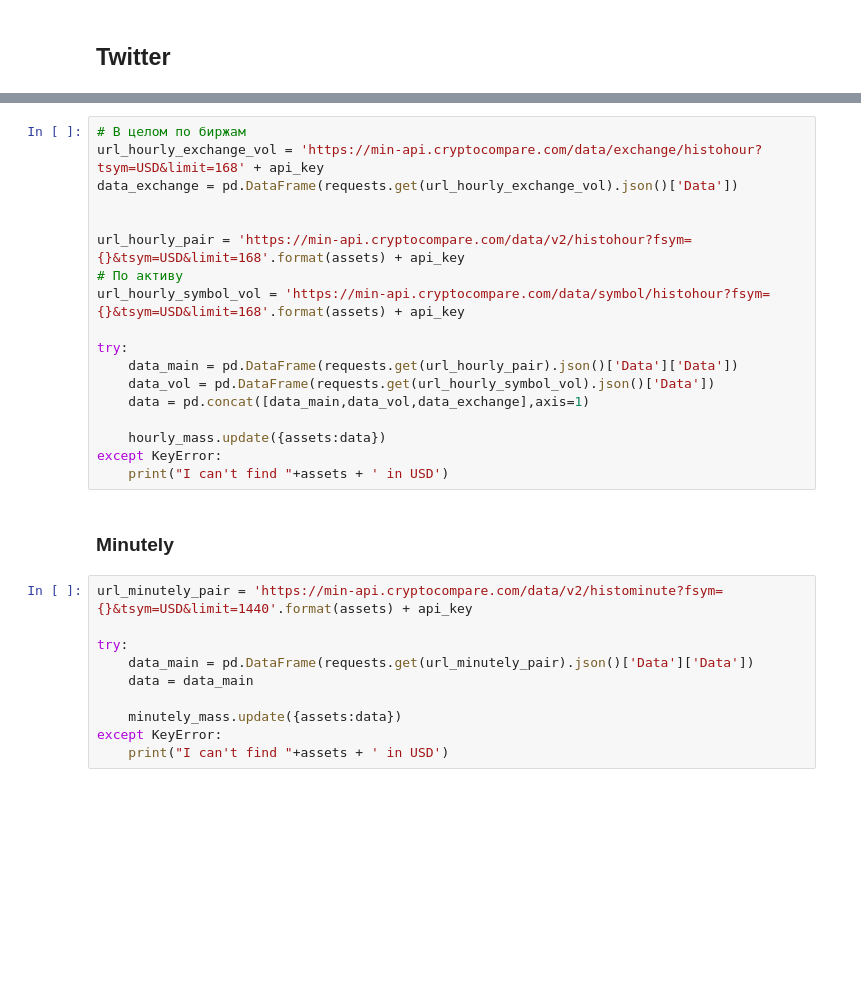
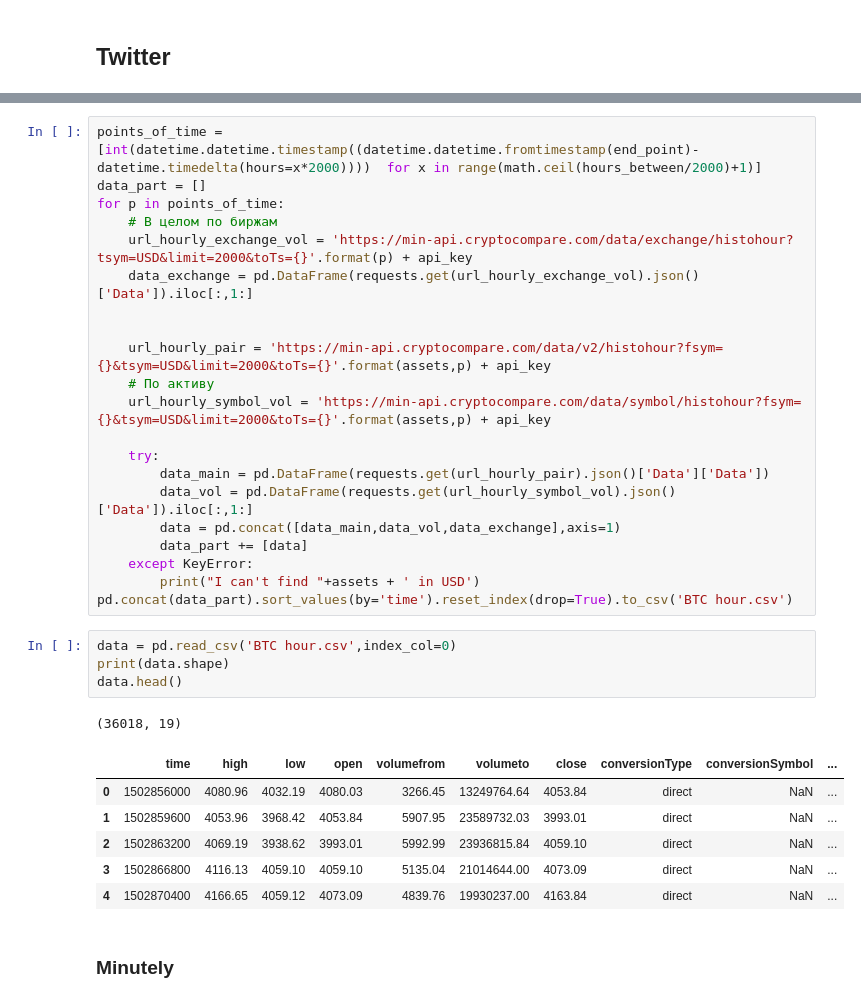
Before and after one commit to PotapovAIIT4F19/Twitter-vs-Bitcoin, a Jupyter notebook: Part 1. Parsing.ipynb, the cells around one changed output, grey strips where cells are left out. Drawn from its saved outputs; the diff is of its cells as text; blank space fills up the shorter version.

```diff
--- a/Part 1. Parsing.ipynb
+++ b/Part 1. Parsing.ipynb
@@ -129,30 +254,35 @@ except KeyError:
 # %%
-# В целом по биржам
-url_hourly_exchange_vol = 'https://min-api.cryptocompare.com/data/exchange/histohour?tsym=USD&limit=168' + api_key
-data_exchange = pd.DataFrame(requests.get(url_hourly_exchange_vol).json()['Data'])
+points_of_time = [int(datetime.datetime.timestamp((datetime.datetime.fromtimestamp(end_point)-datetime.timedelta(hours=x*2000))))  for x in range(math.ceil(hours_between/2000)+1)]
+data_part = []
+for p in points_of_time:
+    # В целом по биржам
+    url_hourly_exchange_vol = 'https://min-api.cryptocompare.com/data/exchange/histohour?tsym=USD&limit=2000&toTs={}'.format(p) + api_key
+    data_exchange = pd.DataFrame(requests.get(url_hourly_exchange_vol).json()['Data']).iloc[:,1:]
 
 
-url_hourly_pair = 'https://min-api.cryptocompare.com/data/v2/histohour?fsym={}&tsym=USD&limit=168'.format(assets) + api_key
-# По активу
-url_hourly_symbol_vol = 'https://min-api.cryptocompare.com/data/symbol/histohour?fsym={}&tsym=USD&limit=168'.format(assets) + api_key
+    url_hourly_pair = 'https://min-api.cryptocompare.com/data/v2/histohour?fsym={}&tsym=USD&limit=2000&toTs={}'.format(assets,p) + api_key
+    # По активу
+    url_hourly_symbol_vol = 'https://min-api.cryptocompare.com/data/symbol/histohour?fsym={}&tsym=USD&limit=2000&toTs={}'.format(assets,p) + api_key
 
-try:
-    data_main = pd.DataFrame(requests.get(url_hourly_pair).json()['Data']['Data'])
-    data_vol = pd.DataFrame(requests.get(url_hourly_symbol_vol).json()['Data'])
-    data = pd.concat([data_main,data_vol,data_exchange],axis=1)
-
-    hourly_mass.update({assets:data})
-except KeyError:
-    print("I can't find "+assets + ' in USD')
+    try:
+        data_main = pd.DataFrame(requests.get(url_hourly_pair).json()['Data']['Data'])
+        data_vol = pd.DataFrame(requests.get(url_hourly_symbol_vol).json()['Data']).iloc[:,1:]
+        data = pd.concat([data_main,data_vol,data_exchange],axis=1)
+        data_part += [data]
+    except KeyError:
+        print("I can't find "+assets + ' in USD')
+pd.concat(data_part).sort_values(by='time').reset_index(drop=True).to_csv('BTC hour.csv')
-# %% [markdown]
-### Minutely
-# %%
-url_minutely_pair = 'https://min-api.cryptocompare.com/data/v2/histominute?fsym={}&tsym=USD&limit=1440'.format(assets) + api_key
-
-try:
-    data_main = pd.DataFrame(requests.get(url_minutely_pair).json()['Data']['Data'])
-    data = data_main
-
-    minutely_mass.update({assets:data})
-except KeyError:
-    print("I can't find "+assets + ' in USD')
+# %%
+data = pd.read_csv('BTC hour.csv',index_col=0)
+print(data.shape)
+data.head()
+# %% [output]
+(36018, 19)
+|  | time | high | low | open | volumefrom | volumeto | close | conversionType | conversionSymbol | ... |
+| 0 | 1502856000 | 4080.96 | 4032.19 | 4080.03 | 3266.45 | 13249764.64 | 4053.84 | direct | NaN | ... |
+| 1 | 1502859600 | 4053.96 | 3968.42 | 4053.84 | 5907.95 | 23589732.03 | 3993.01 | direct | NaN | ... |
+| 2 | 1502863200 | 4069.19 | 3938.62 | 3993.01 | 5992.99 | 23936815.84 | 4059.10 | direct | NaN | ... |
+| 3 | 1502866800 | 4116.13 | 4059.10 | 4059.10 | 5135.04 | 21014644.00 | 4073.09 | direct | NaN | ... |
+| 4 | 1502870400 | 4166.65 | 4059.12 | 4073.09 | 4839.76 | 19930237.00 | 4163.84 | direct | NaN | ... |
+# %% [markdown]
+### Minutely
```
Also changed, not shown: parts of 21 cells of this notebook.
